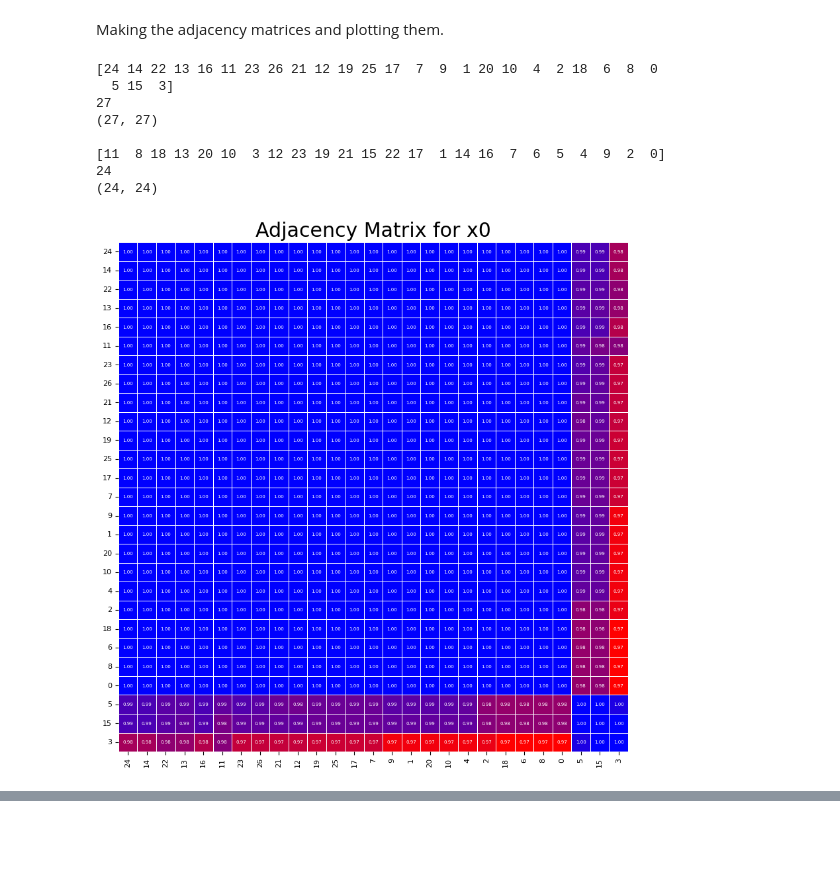
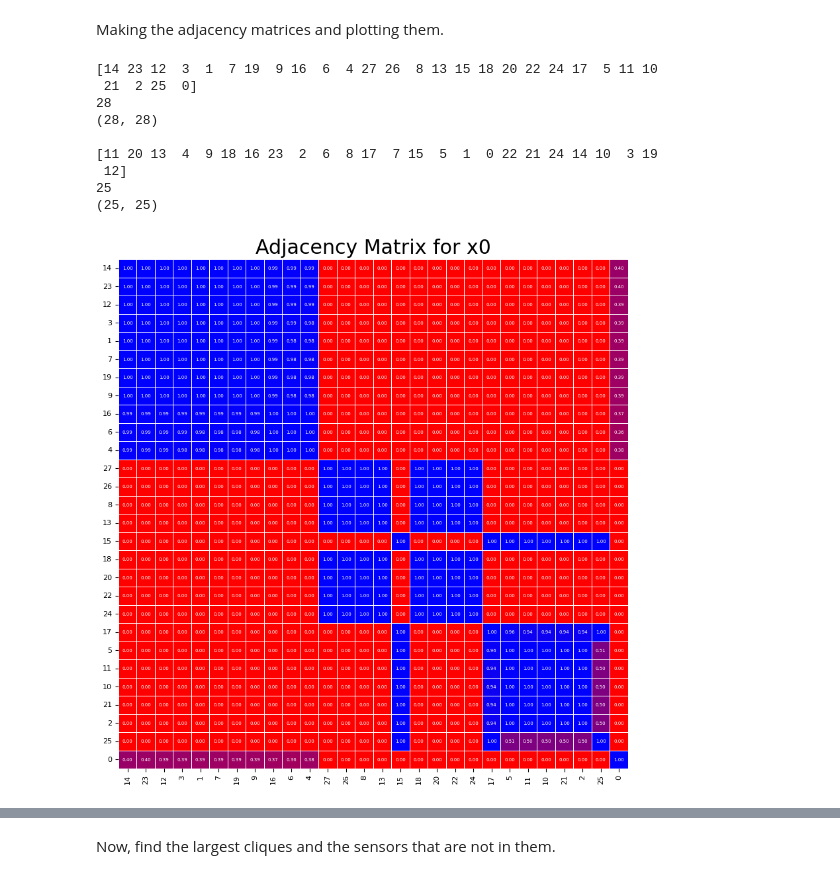
Before and after one commit to jadenmecham/First-Project, a Jupyter notebook: 4 - Nonlinear Camera/5C_EKF_UKF_monocamera_corrected.ipynb, the cells around one changed output, grey strips where cells are left out. Cells and saved outputs as stored; diff of their text form; code cells hidden in the pictures; blank space fills up the shorter version.

Commit message:
heatmap works

```diff
--- a/4 - Nonlinear Camera/5C_EKF_UKF_monocamera_corrected.ipynb
+++ b/4 - Nonlinear Camera/5C_EKF_UKF_monocamera_corrected.ipynb
@@ -247,7 +247,7 @@ for i in range(len(R_modified)):
     axs[0].plot(tsim, results[i]['x0_hat'], label=f'Estimate x0 {i+1}', color=cmap(i+1))
 axs[0].set_xlabel('Time, sec')
 axs[0].set_ylabel('x0')
-axs[0].set_ylim([4, 8])
+axs[0].set_ylim([0, 10])
 axs[0].set_xlim([0, 10])
 # Plot x0 on the first subplot as a dashed line onm top of all other lines
 axs[0].plot(tsim, X[0, :], label='True x0', linestyle='--', color='black')
@@ -431,7 +431,7 @@ for i in range(len(R_modified)):
 axs[0].set_xlabel('Time, sec')
 axs[0].set_ylabel('x0')
 axs[0].set_ylim([0, 16])
-axs[0].set_xlim([3, 7])
+axs[0].set_xlim([0, 10])
 # Plot x0 on the first subplot as a dashed line onm top of all other lines
 axs[0].plot(tsim, X[0, :], label='True x0', linestyle='--', color='black')
 # legend
@@ -445,7 +445,7 @@ for i in range(len(R_modified)):
 axs[1].set_xlabel('Time, sec')
 axs[1].set_ylabel('x1')
 axs[1].set_ylim([0, 10])
-axs[1].set_xlim([3, 7])
+axs[1].set_xlim([0, 10])
 # Plot x1 on the second subplot
 axs[1].plot(tsim, X[1, :], label='True x1', linestyle='--', color='black')
 # legend
@@ -456,7 +456,2 @@ plt.show()
 # %% [markdown]
 # Most Observable Section
-# %%
-# For both state, find the region of time where the average 3 sigma bound of all combinations is less than a certain value. Do this only for the trustworthy data of each state
-best_time_x0 = []
-best_time_x1 = []
-for i in range(len(tsim)):
@@ -470,7 +569,7 @@ import seaborn as sns
 from matplotlib.colors import LinearSegmentedColormap
 
 # function to make the adjacency matrix
-def make_adjacency_matrix(trustworthy_data_indices, state):
+def make_adjacency_matrix(trustworthy_data_indices, state, time_start, time_end, thresh):
     overlaps = np.ones((len(trustworthy_data_indices), len(trustworthy_data_indices)))
     for i in range(len(trustworthy_data_indices)):
         for j in range(len(trustworthy_data_indices)):
@@ -480,17 +579,19 @@ def make_adjacency_matrix(trustworthy_data_indices, state):
                 R_i = trustworthy_data_indices[i]
                 R_j = trustworthy_data_indices[j]
 
-                # get the data from both indices.
-                x_i = results[R_i][state]
-                x_j = results[R_j][state]
+                # get the data from both indices and only at the trustworthy time window
+                # x_i = results[R_i][state]
+                # x_j = results[R_j][state]
+                x_i = results[R_i][state][time_start:time_end]
+                x_j = results[R_j][state][time_start:time_end]
 
                 # Set the acceptable error threshold
-                threshold = 0.15
+                threshold = thresh
 
                 # Get the time that the data falls within the error range
                 overlap = np.sum(np.logical_and(x_i - threshold < x_j, x_j < x_i + threshold)) / len(x_i)
                 overlaps[i, j] = overlap
-    # sort the adjacency matrix based on the sum of rows
+    # sort the adjacency matrix based on th]e sum of rows
     row_sums = overlaps.sum(axis=1)
     sorted_indices = np.argsort(row_sums)[::-1]
 
@@ -520,30 +621,47 @@ def plot_adjacency_matrix(matrix, indices, title):
 # %% [markdown]
 Making the adjacency matrices and plotting them.
 # %%
-adj_x0, indices_x0 = make_adjacency_matrix(trustworthy_x0, 'x0_hat')
-adj_x1, indices_x1 = make_adjacency_matrix(trustworthy_x1, 'x1_hat')
+x0_time = []
+for i in range(len(trustworthy_windows_x0)):
+    x0_time.append([int(trustworthy_windows_x0[i][0]*samples_per_window), int(trustworthy_windows_x0[i][1]* samples_per_window)])
+x1_time = []
+for i in range(len(trustworthy_windows_x1)):
+    x1_time.append([int(trustworthy_windows_x1[i][0]*samples_per_window), int(trustworthy_windows_x1[i][1]* samples_per_window)])
+
+x0_start = x0_time[0][0]
+x0_end = x0_time[-1][1]
+
+x1_start = x1_time[0][0]
+x1_end = x1_time[-1][1]
+
+x0_thresh = 0.15
+x1_thresh = 0.1
+
+adj_x0, indices_x0 = make_adjacency_matrix(trustworthy_x0, 'x0_hat', x0_start, x0_end, x0_thresh)
+adj_x1, indices_x1 = make_adjacency_matrix(trustworthy_x1, 'x1_hat', x1_start, x1_end, x1_thresh)
 
 print(indices_x0)
 print(len(indices_x0))
 print(adj_x0.shape)
 print()
 print(indices_x1)
 print(len(indices_x1))
 print(adj_x1.shape)
 
 # for i in range(len(R_modified)):
 #     print('combination ', i)
 #     print(R_modified[i])
 
 plot_adjacency_matrix(adj_x0, indices_x0, 'Adjacency Matrix for x0')
 plot_adjacency_matrix(adj_x1, indices_x1, 'Adjacency Matrix for x1')
 # %% [output]
-[24 14 22 13 16 11 23 26 21 12 19 25 17  7  9  1 20 10  4  2 18  6  8  0
-  5 15  3]
-27
-(27, 27)
+[14 23 12  3  1  7 19  9 16  6  4 27 26  8 13 15 18 20 22 24 17  5 11 10
+ 21  2 25  0]
+28
+(28, 28)
 
-[11  8 18 13 20 10  3 12 23 19 21 15 22 17  1 14 16  7  6  5  4  9  2  0]
-24
-(24, 24)
+[11 20 13  4  9 18 16 23  2  6  8 17  7 15  5  1  0 22 21 24 14 10  3 19
+ 12]
+25
+(25, 25)
-[figure, old version]
+[figure, new version]
@@ -550,0 +669,2 @@ plot_adjacency_matrix(adj_x1, indices_x1, 'Adjacency Matrix for x1')
+# %% [markdown]
+Now, find the largest cliques and the sensors that are not in them.
```
Also changed, not shown: parts of 9 cells of this notebook, 1 other file.
